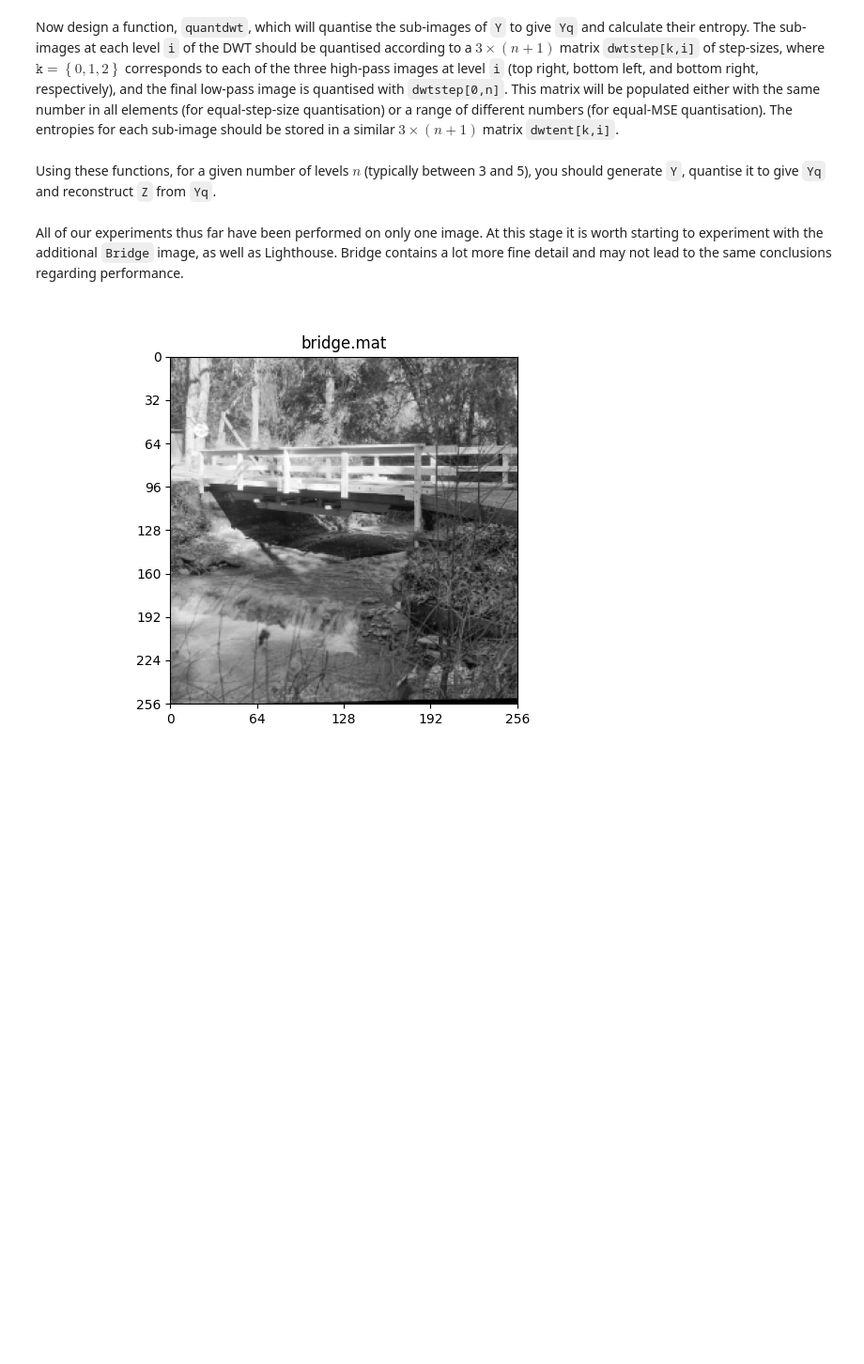
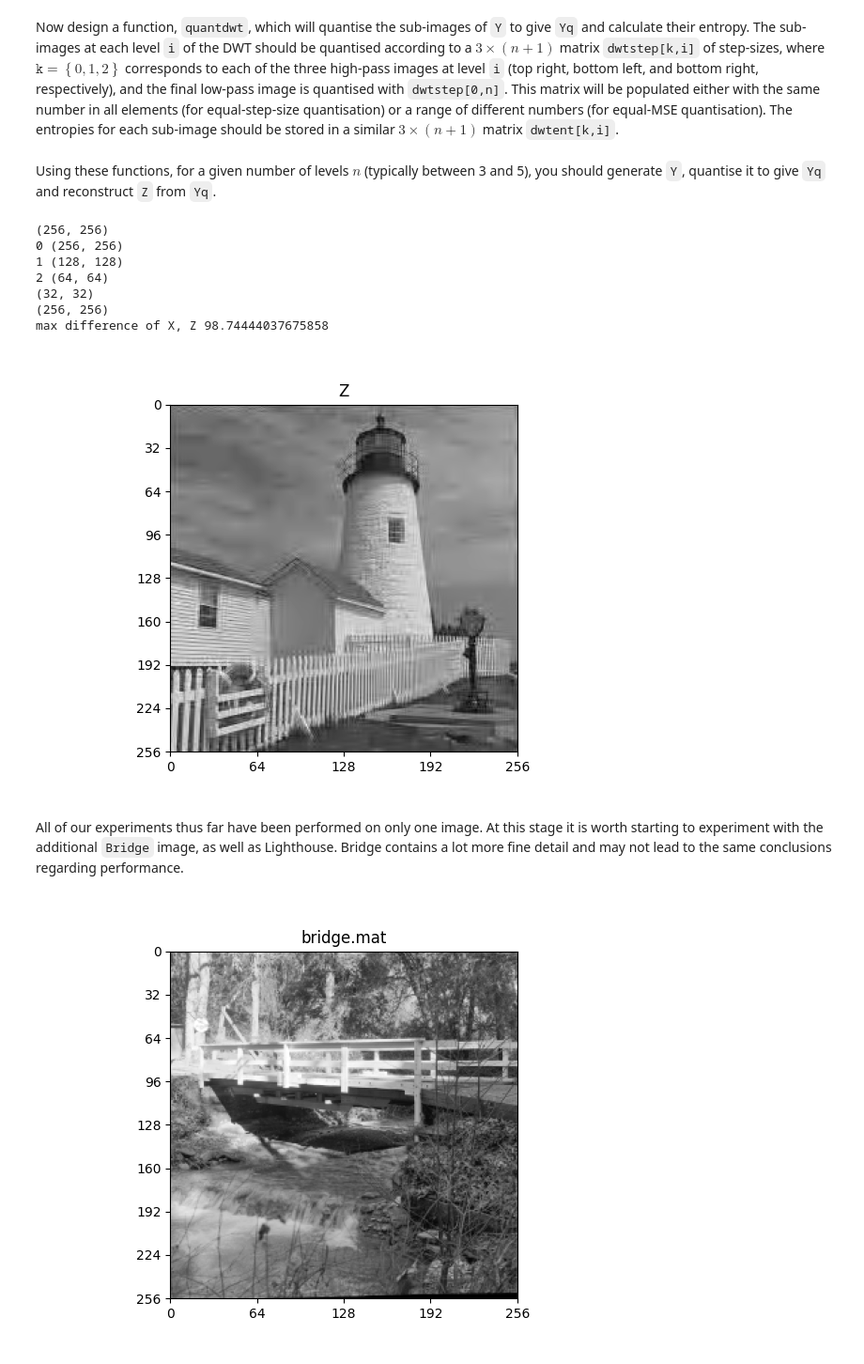
Before and after one commit to AndrewKeYanzhe/cued_sf2_lab-master, a Jupyter notebook: 9-dwt.ipynb, the cells around one changed output. Shown at 94% size. Drawn from its saved outputs; the diff is of its cells as text; code cells hidden in the pictures; blank space fills up the shorter version.

Commit message:
make quantdwt work

```diff
--- a/9-dwt.ipynb
+++ b/9-dwt.ipynb
@@ -537,10 +537,14 @@ def quantdwt(Y: np.ndarray, dwtstep: np.ndarray) -> Tuple[np.ndarray, np.ndarray
 
      #assume square
 
+    print(Y.shape)
+
     for a in range (dwtstep.shape[1]-1):
 
         l=Y_working.shape[0]
         half_l=int(l/2)
+
+        print(a, Y_working.shape)
 
         # UU = Y[:n, :n]
         VU = Y_working[:half_l, half_l:]
@@ -555,13 +559,28 @@ def quantdwt(Y: np.ndarray, dwtstep: np.ndarray) -> Tuple[np.ndarray, np.ndarray
         dwtent[1,a]=bpp(UV)*VU.shape[0]**2
         dwtent[2,a]=bpp(VV)*VU.shape[0]**2
 
+        Y_working[:half_l, half_l:] = VU
+        Y_working[half_l:, :half_l] = UV
+        Y_working[half_l:, half_l:] = VV
+
         Y[:Y_working.shape[0], :Y_working.shape[1]] = Y_working
 
         Y_working = Y_working[:half_l, :half_l]
 
-    # todo quantise last low pass
+    l=Y_working.shape[0]
+    half_l=int(l/2)
+
+    print(Y_working.shape)
+    UU = Y_working[:half_l, :half_l]
+    UU=quantise(UU,dwtstep[2,dwtstep.shape[1]-1])
+
+    dwtent[0,dwtstep.shape[1]-1]=bpp(UU)*UU.shape[0]**2
+
+    Y[:UU.shape[0], :UU.shape[1]] = UU
 
     Yq = Y
+
+    print(Y.shape)
 
     # # your code here
     # Yq = None
@@ -576,3 +593,33 @@ give `Yq` and reconstruct `Z` from `Yq`.
+# %%
+# your code here
+step_size = 10
+n=3
+
+Y=nlevdwt(X, n)
+dwtstep = np.full((3, n+1), step_size)
+
+Yq,dwtent=quantdwt(Y,dwtstep)
+# Yq=Y
+
+Z = nlevidwt(Yq,n)
+
+print("max difference of X, Z",np.max(np.abs(X-Z)))
+
+fig, ax = plt.subplots()
+plot_image(Z, ax=ax)
+ax.set(title="Z");
+
+# for 17 stepsize:
+# n = 1 level looks ok. n=5 looks quite bad. check if this is the correct behaviour
+# %% [output]
+(256, 256)
+0 (256, 256)
+1 (128, 128)
+2 (64, 64)
+(32, 32)
+(256, 256)
+max difference of X, Z 98.74444037675858
+[figure, added]
 # %% [markdown]
 All of our experiments thus far have been performed on only one image. At this stage it is worth starting to experiment with the additional `Bridge` image, as well as Lighthouse. Bridge contains a lot more fine detail and may not lead to the same conclusions regarding performance.
 # %%
```
Also changed, not shown: parts of 1 cell of this notebook.
